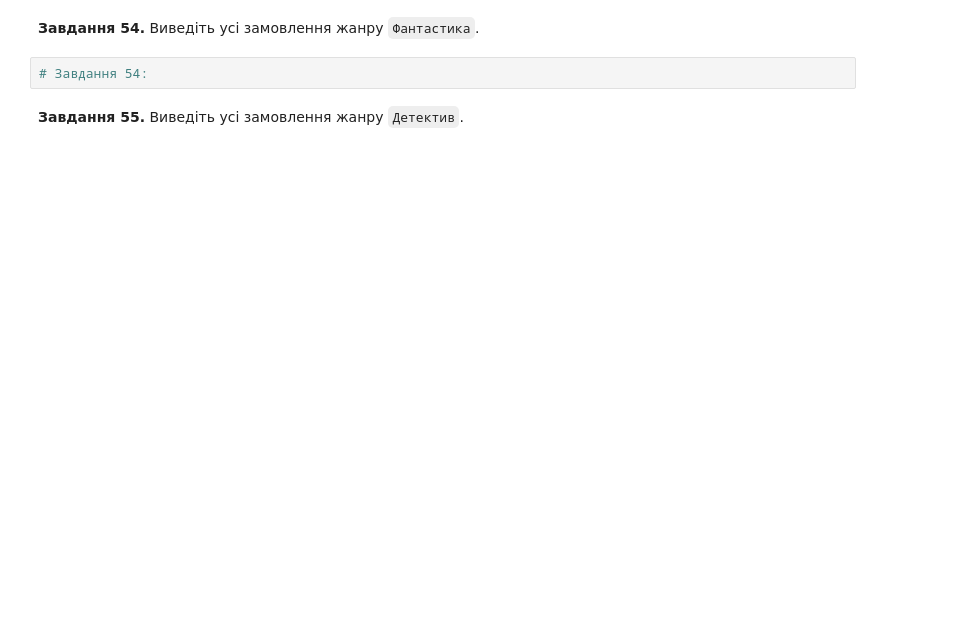
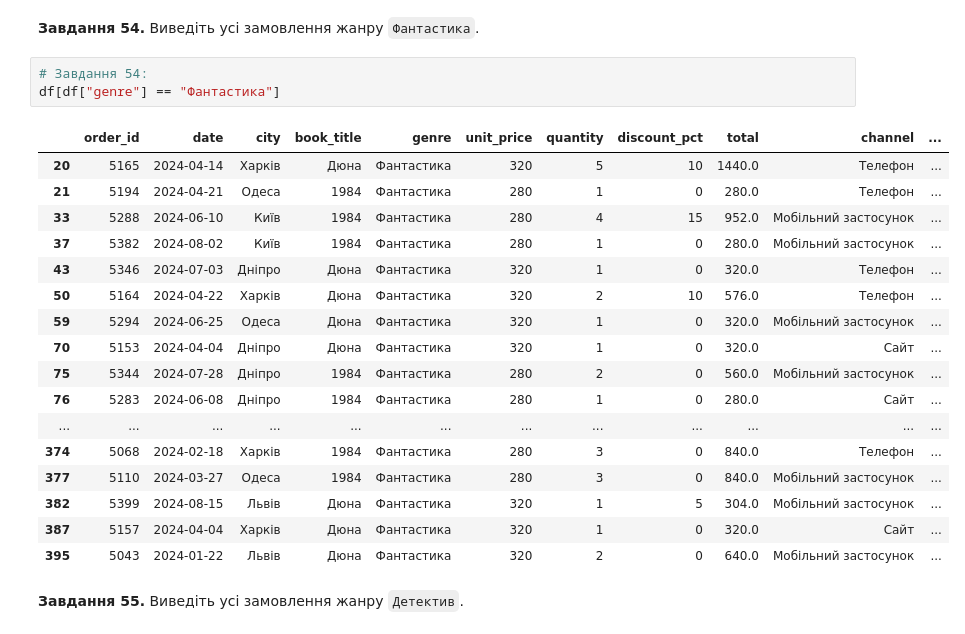
Before and after one commit to volodymyr-holovan/DTA2026, a Jupyter notebook: homework/pandas_practice_120.ipynb, the cells around one changed output. Saved outputs shown, nothing was run; the diff lists cells and outputs as text; blank space fills up the shorter version.

```diff
--- a/homework/pandas_practice_120.ipynb
+++ b/homework/pandas_practice_120.ipynb
@@ -451,6 +790,25 @@ df.head(1)
 **Завдання 54.** Виведіть усі замовлення жанру `Фантастика`.
 # %%
 # Завдання 54:
+df[df["genre"] == "Фантастика"]
+# %% [output]
+|  | order_id | date | city | book_title | genre | unit_price | quantity | discount_pct | total | channel | ... |
+| 20 | 5165 | 2024-04-14 | Харків | Дюна | Фантастика | 320 | 5 | 10 | 1440.0 | Телефон | ... |
+| 21 | 5194 | 2024-04-21 | Одеса | 1984 | Фантастика | 280 | 1 | 0 | 280.0 | Телефон | ... |
+| 33 | 5288 | 2024-06-10 | Київ | 1984 | Фантастика | 280 | 4 | 15 | 952.0 | Мобільний застосунок | ... |
+| 37 | 5382 | 2024-08-02 | Київ | 1984 | Фантастика | 280 | 1 | 0 | 280.0 | Мобільний застосунок | ... |
+| 43 | 5346 | 2024-07-03 | Дніпро | Дюна | Фантастика | 320 | 1 | 0 | 320.0 | Телефон | ... |
+| 50 | 5164 | 2024-04-22 | Харків | Дюна | Фантастика | 320 | 2 | 10 | 576.0 | Телефон | ... |
+| 59 | 5294 | 2024-06-25 | Одеса | Дюна | Фантастика | 320 | 1 | 0 | 320.0 | Мобільний застосунок | ... |
+| 70 | 5153 | 2024-04-04 | Дніпро | Дюна | Фантастика | 320 | 1 | 0 | 320.0 | Сайт | ... |
+| 75 | 5344 | 2024-07-28 | Дніпро | 1984 | Фантастика | 280 | 2 | 0 | 560.0 | Мобільний застосунок | ... |
+| 76 | 5283 | 2024-06-08 | Дніпро | 1984 | Фантастика | 280 | 1 | 0 | 280.0 | Сайт | ... |
+| ... | ... | ... | ... | ... | ... | ... | ... | ... | ... | ... | ... |
+| 374 | 5068 | 2024-02-18 | Харків | 1984 | Фантастика | 280 | 3 | 0 | 840.0 | Телефон | ... |
+| 377 | 5110 | 2024-03-27 | Одеса | 1984 | Фантастика | 280 | 3 | 0 | 840.0 | Мобільний застосунок | ... |
+| 382 | 5399 | 2024-08-15 | Львів | Дюна | Фантастика | 320 | 1 | 5 | 304.0 | Мобільний застосунок | ... |
+| 387 | 5157 | 2024-04-04 | Харків | Дюна | Фантастика | 320 | 1 | 0 | 320.0 | Сайт | ... |
+| 395 | 5043 | 2024-01-22 | Львів | Дюна | Фантастика | 320 | 2 | 0 | 640.0 | Мобільний застосунок | ... |
 # %% [markdown]
 **Завдання 55.** Виведіть усі замовлення жанру `Детектив`.
 # %%
```
Also changed, not shown: parts of 54 cells of this notebook.
